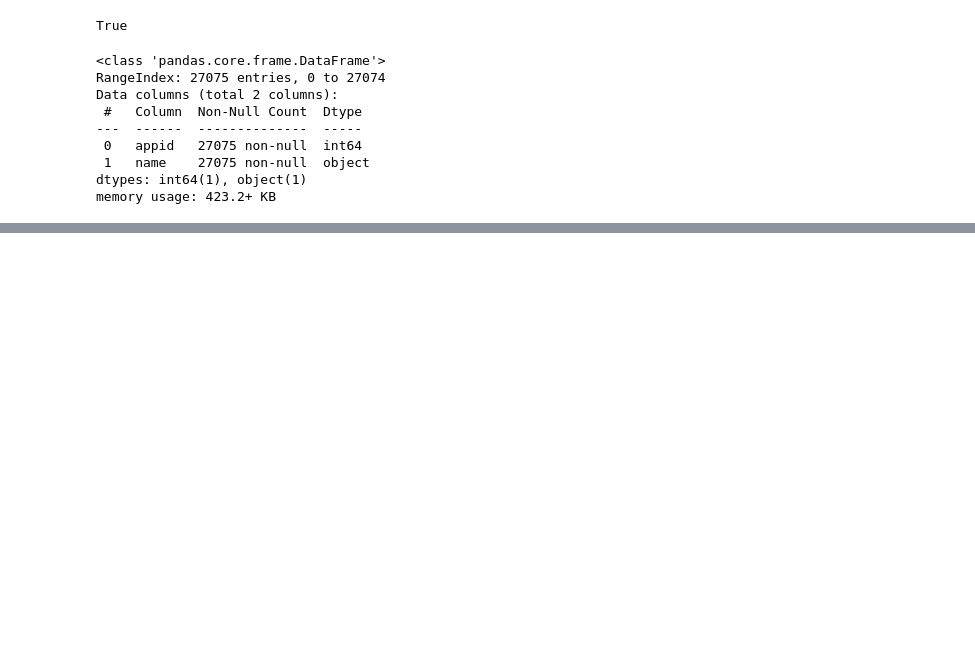
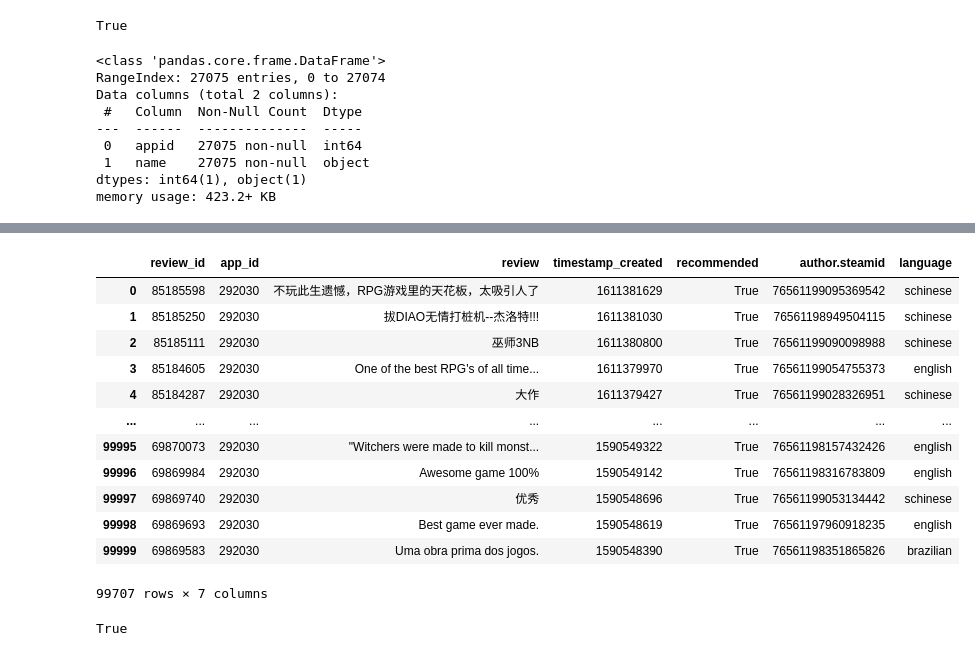
Before and after one commit to Jingxuan-Bao/SteamDB, a Jupyter notebook: preprocess/preprocess_description&game.ipynb, the cells around one changed output, grey strips where cells are left out. Cells and saved outputs as stored; diff of their text form; code cells hidden in the pictures; blank space fills up the shorter version.

```diff
--- a/preprocess/preprocess_description&game.ipynb
+++ b/preprocess/preprocess_description&game.ipynb
@@ -330,0 +381,5 @@ game_df.to_csv('game_df.csv', index = False)
+# %%
+import pandas as pd
+review_df = pd.read_csv("steam_reviews.csv", nrows=100000)
+# %%
+review_df = review_df[['review_id', 'app_id', 'review', 'timestamp_created', 'recommended', 'author.steamid', 'language']]
@@ -330,0 +425,20 @@ game_df.to_csv('game_df.csv', index = False)
+# %%
+review_df.dropna()
+# %% [output]
+|  | review_id | app_id | review | timestamp_created | recommended | author.steamid | language |
+| 0 | 85185598 | 292030 | 不玩此生遗憾，RPG游戏里的天花板，太吸引人了 | 1611381629 | True | 76561199095369542 | schinese |
+| 1 | 85185250 | 292030 | 拔DIAO无情打桩机--杰洛特!!! | 1611381030 | True | 76561198949504115 | schinese |
+| 2 | 85185111 | 292030 | 巫师3NB | 1611380800 | True | 76561199090098988 | schinese |
+| 3 | 85184605 | 292030 | One of the best RPG's of all time... | 1611379970 | True | 76561199054755373 | english |
+| 4 | 85184287 | 292030 | 大作 | 1611379427 | True | 76561199028326951 | schinese |
+| ... | ... | ... | ... | ... | ... | ... | ... |
+| 99995 | 69870073 | 292030 | "Witchers were made to kill monst... | 1590549322 | True | 76561198157432426 | english |
+| 99996 | 69869984 | 292030 | Awesome game 100% | 1590549142 | True | 76561198316783809 | english |
+| 99997 | 69869740 | 292030 | 优秀 | 1590548696 | True | 76561199053134442 | schinese |
+| 99998 | 69869693 | 292030 | Best game ever made. | 1590548619 | True | 76561197960918235 | english |
+| 99999 | 69869583 | 292030 | Uma obra prima dos jogos. | 1590548390 | True | 76561198351865826 | brazilian |
+99707 rows × 7 columns
+# %%
+print(len(review_df['review_id'].unique()) == len(review_df))
+# %% [output]
+True
```
Also changed, not shown: parts of 15 cells of this notebook.
